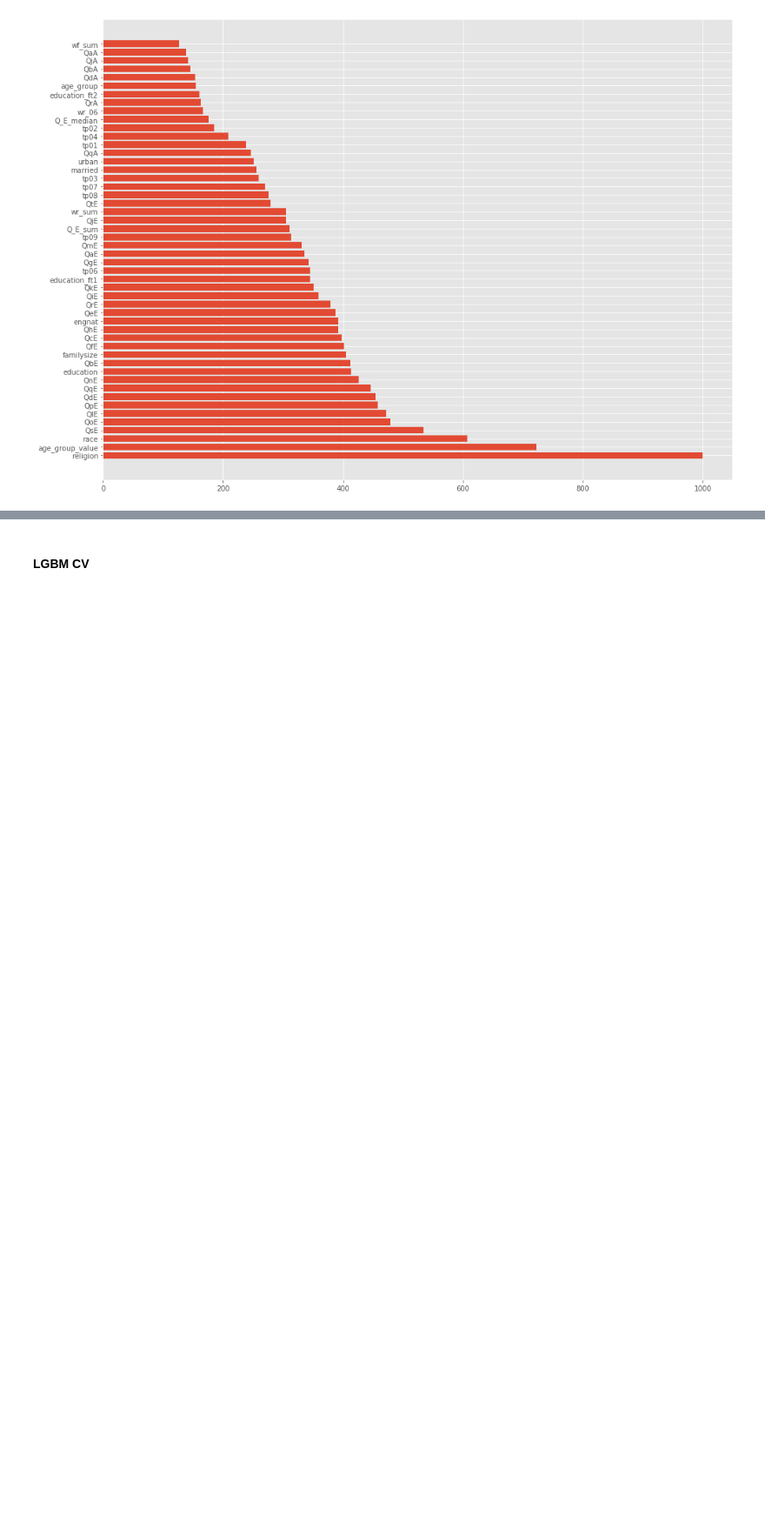
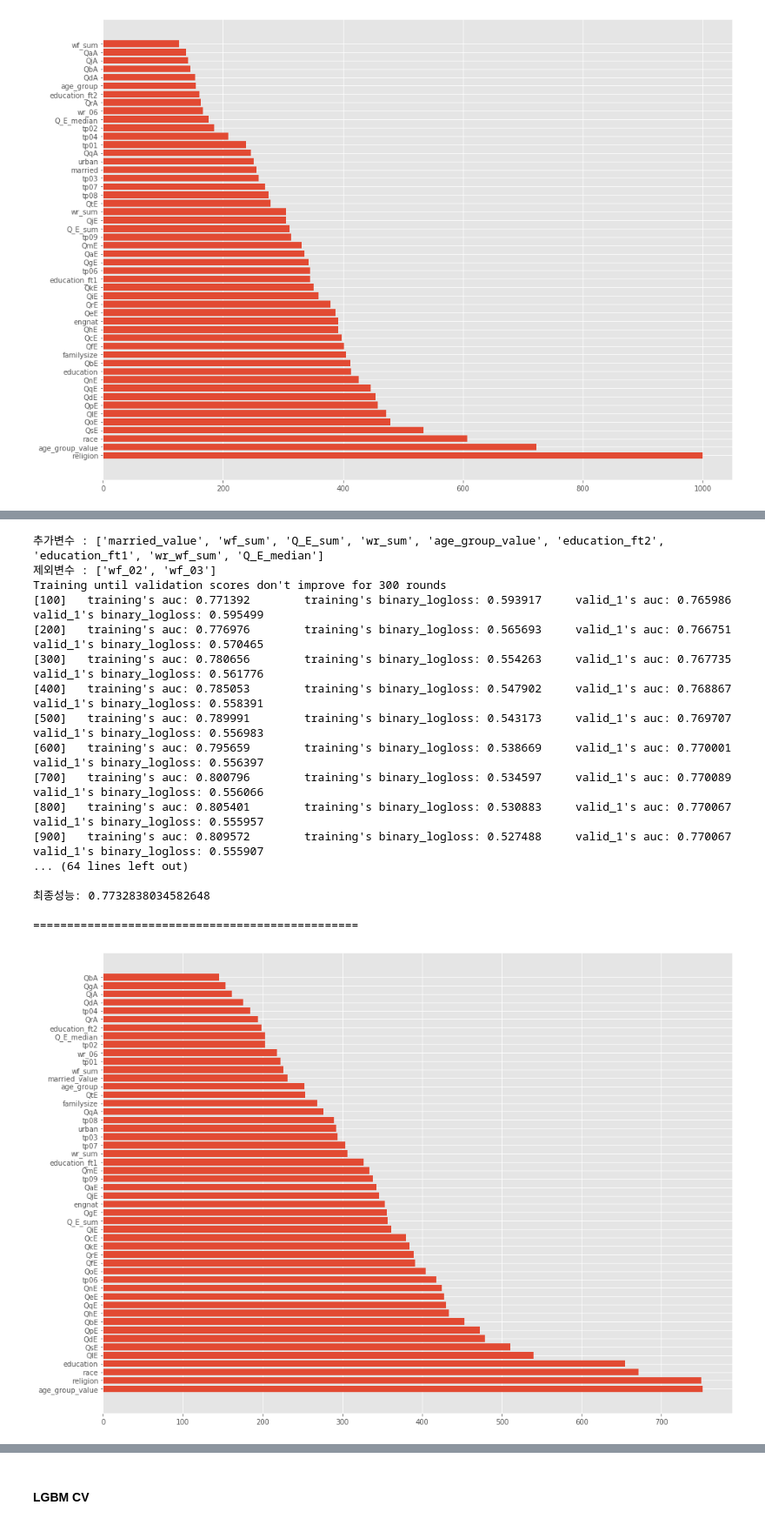
Before and after one commit to minyong-shin/Domestic-competiton, a Jupyter notebook: 데이콘 - 심리성향예측(투표시행여부)/심리성향예측 - 모델링 코드.ipynb, the cells around one changed output, grey strips where cells are left out. Shown: that part at 87% size. Cells and saved outputs as stored; diff of their text form; code cells hidden in the pictures; blank space fills up the shorter version.

```diff
--- a/데이콘 - 심리성향예측(투표시행여부)/심리성향예측 - 모델링 코드.ipynb
+++ b/데이콘 - 심리성향예측(투표시행여부)/심리성향예측 - 모델링 코드.ipynb
@@ -64,6 +72,0 @@ Index(['QaA', 'QaE', 'QbA', 'QbE', 'QcA', 'QcE', 'QdA', 'QdE', 'QeA', 'QeE',
-# %%
-for col in ['age_group', 'education', 'engnat', 'familysize', 'gender', 'hand','married', 'race', 'religion','urban']:
-    tr[col] = tr[col].astype('category')
-
-for col in ['age_group', 'education', 'engnat', 'familysize', 'gender', 'hand','married', 'race', 'religion','urban']:
-    te[col] = te[col].astype('category')
@@ -528,0 +264,30 @@ Early stopping, best iteration is:
+# %%
+# 모든 변수 포함
+ft, test_preds, y_test = validation_model(
+    tr.drop(
+        columns = [
+            'wf_03',
+            'wf_02'
+        ]
+    ),
+    base_column
+)
+# %% [output]
+추가변수 : ['married_value', 'wf_sum', 'Q_E_sum', 'wr_sum', 'age_group_value', 'education_ft2', 'education_ft1', 'wr_wf_sum', 'Q_E_median']
+제외변수 : ['wf_02', 'wf_03']
+Training until validation scores don't improve for 300 rounds
+[100]   training's auc: 0.771392        training's binary_logloss: 0.593917     valid_1's auc: 0.765986 valid_1's binary_logloss: 0.595499
+[200]   training's auc: 0.776976        training's binary_logloss: 0.565693     valid_1's auc: 0.766751 valid_1's binary_logloss: 0.570465
+[300]   training's auc: 0.780656        training's binary_logloss: 0.554263     valid_1's auc: 0.767735 valid_1's binary_logloss: 0.561776
+[400]   training's auc: 0.785053        training's binary_logloss: 0.547902     valid_1's auc: 0.768867 valid_1's binary_logloss: 0.558391
+[500]   training's auc: 0.789991        training's binary_logloss: 0.543173     valid_1's auc: 0.769707 valid_1's binary_logloss: 0.556983
+[600]   training's auc: 0.795659        training's binary_logloss: 0.538669     valid_1's auc: 0.770001 valid_1's binary_logloss: 0.556397
+[700]   training's auc: 0.800796        training's binary_logloss: 0.534597     valid_1's auc: 0.770089 valid_1's binary_logloss: 0.556066
+[800]   training's auc: 0.805401        training's binary_logloss: 0.530883     valid_1's auc: 0.770067 valid_1's binary_logloss: 0.555957
+[900]   training's auc: 0.809572        training's binary_logloss: 0.527488     valid_1's auc: 0.770067 valid_1's binary_logloss: 0.555907
+... (64 lines left out)
+
+최종성능: 0.7732838034582648
+
+================================================
+[figure, added]
```
Also changed, not shown: parts of 112 cells of this notebook, 6 other files.
